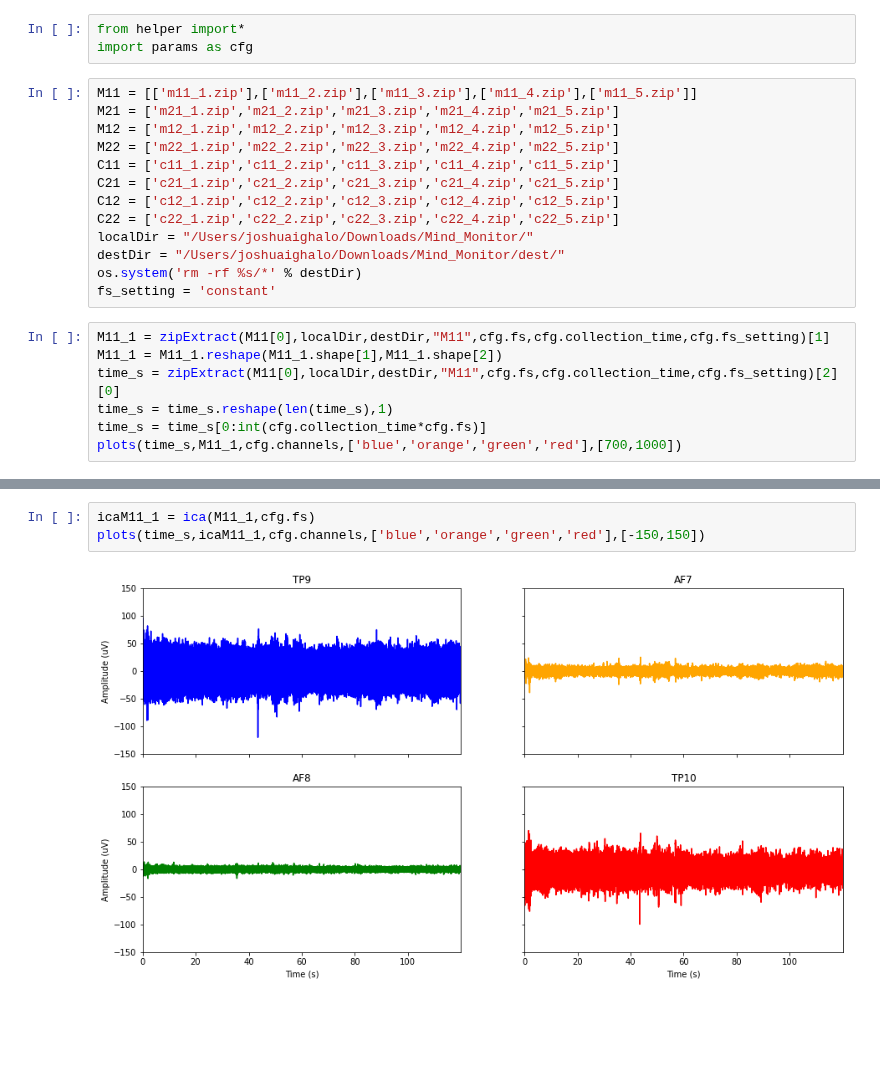
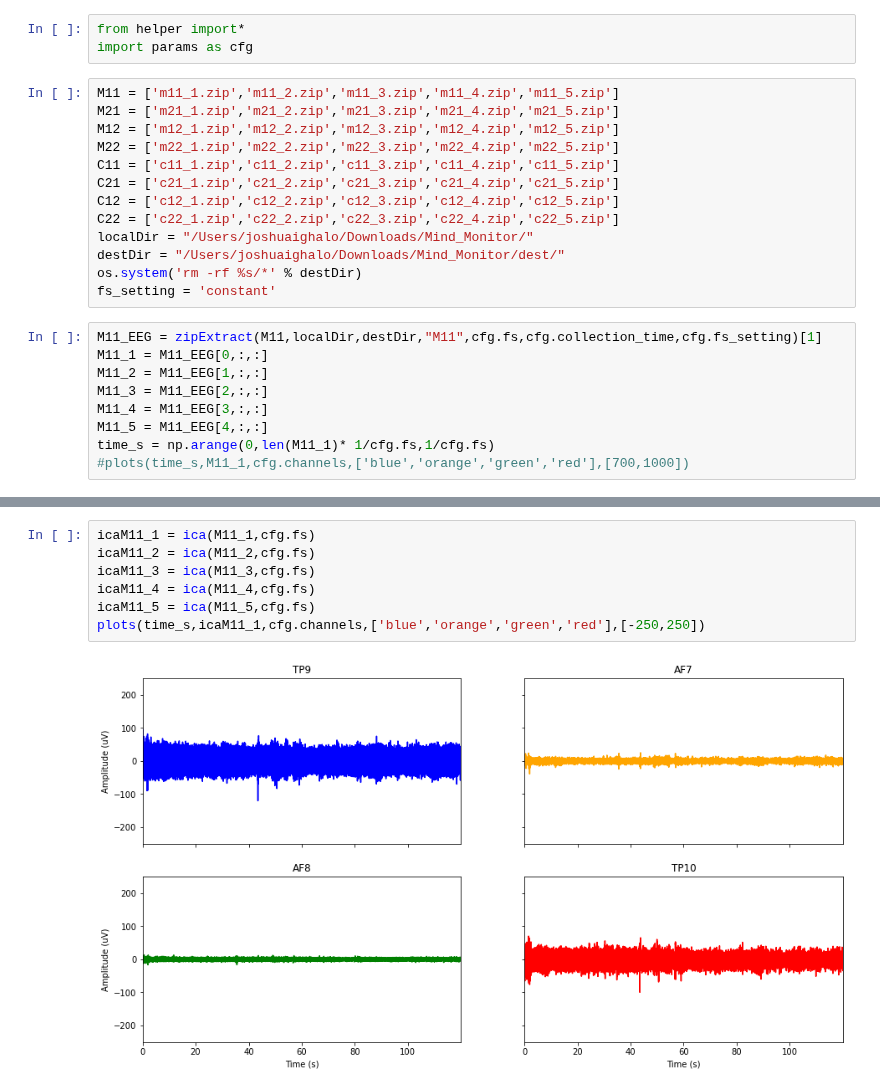
Before and after one commit to iggy96/eegMusicTherapy, a Jupyter notebook: manual_ICA.ipynb, the cells around one changed output, grey strips where cells are left out. Saved outputs shown, nothing was run; the diff lists cells and outputs as text; blank space fills up the shorter version.

```diff
--- a/manual_ICA.ipynb
+++ b/manual_ICA.ipynb
@@ -2,7 +2,7 @@
 from helper import*
 import params as cfg
 # %%
-M11 = [['m11_1.zip'],['m11_2.zip'],['m11_3.zip'],['m11_4.zip'],['m11_5.zip']]
+M11 = ['m11_1.zip','m11_2.zip','m11_3.zip','m11_4.zip','m11_5.zip']
 M21 = ['m21_1.zip','m21_2.zip','m21_3.zip','m21_4.zip','m21_5.zip']
 M12 = ['m12_1.zip','m12_2.zip','m12_3.zip','m12_4.zip','m12_5.zip']
 M22 = ['m22_1.zip','m22_2.zip','m22_3.zip','m22_4.zip','m22_5.zip']
@@ -15,9 +15,11 @@ destDir = "/Users/joshuaighalo/Downloads/Mind_Monitor/dest/"
 os.system('rm -rf %s/*' % destDir)
 fs_setting = 'constant'
 # %%
-M11_1 = zipExtract(M11[0],localDir,destDir,"M11",cfg.fs,cfg.collection_time,cfg.fs_setting)[1]
-M11_1 = M11_1.reshape(M11_1.shape[1],M11_1.shape[2])
-time_s = zipExtract(M11[0],localDir,destDir,"M11",cfg.fs,cfg.collection_time,cfg.fs_setting)[2][0]
-time_s = time_s.reshape(len(time_s),1)
-time_s = time_s[0:int(cfg.collection_time*cfg.fs)]
-plots(time_s,M11_1,cfg.channels,['blue','orange','green','red'],[700,1000])
+M11_EEG = zipExtract(M11,localDir,destDir,"M11",cfg.fs,cfg.collection_time,cfg.fs_setting)[1]
+M11_1 = M11_EEG[0,:,:]
+M11_2 = M11_EEG[1,:,:]
+M11_3 = M11_EEG[2,:,:]
+M11_4 = M11_EEG[3,:,:]
+M11_5 = M11_EEG[4,:,:]
+time_s = np.arange(0,len(M11_1)* 1/cfg.fs,1/cfg.fs)
+#plots(time_s,M11_1,cfg.channels,['blue','orange','green','red'],[700,1000])
@@ -26,5 +26,9 @@ plots(time_s,M11_1,cfg.channels,['blue','orange','green','red'],[700,1000])
 # %%
 icaM11_1 = ica(M11_1,cfg.fs)
-plots(time_s,icaM11_1,cfg.channels,['blue','orange','green','red'],[-150,150])
+icaM11_2 = ica(M11_2,cfg.fs)
+icaM11_3 = ica(M11_3,cfg.fs)
+icaM11_4 = ica(M11_4,cfg.fs)
+icaM11_5 = ica(M11_5,cfg.fs)
+plots(time_s,icaM11_1,cfg.channels,['blue','orange','green','red'],[-250,250])
 # %% [output]
-[figure, old version]
+[figure, new version]
```
Also changed, not shown: parts of 5 cells of this notebook, 1 other file.
